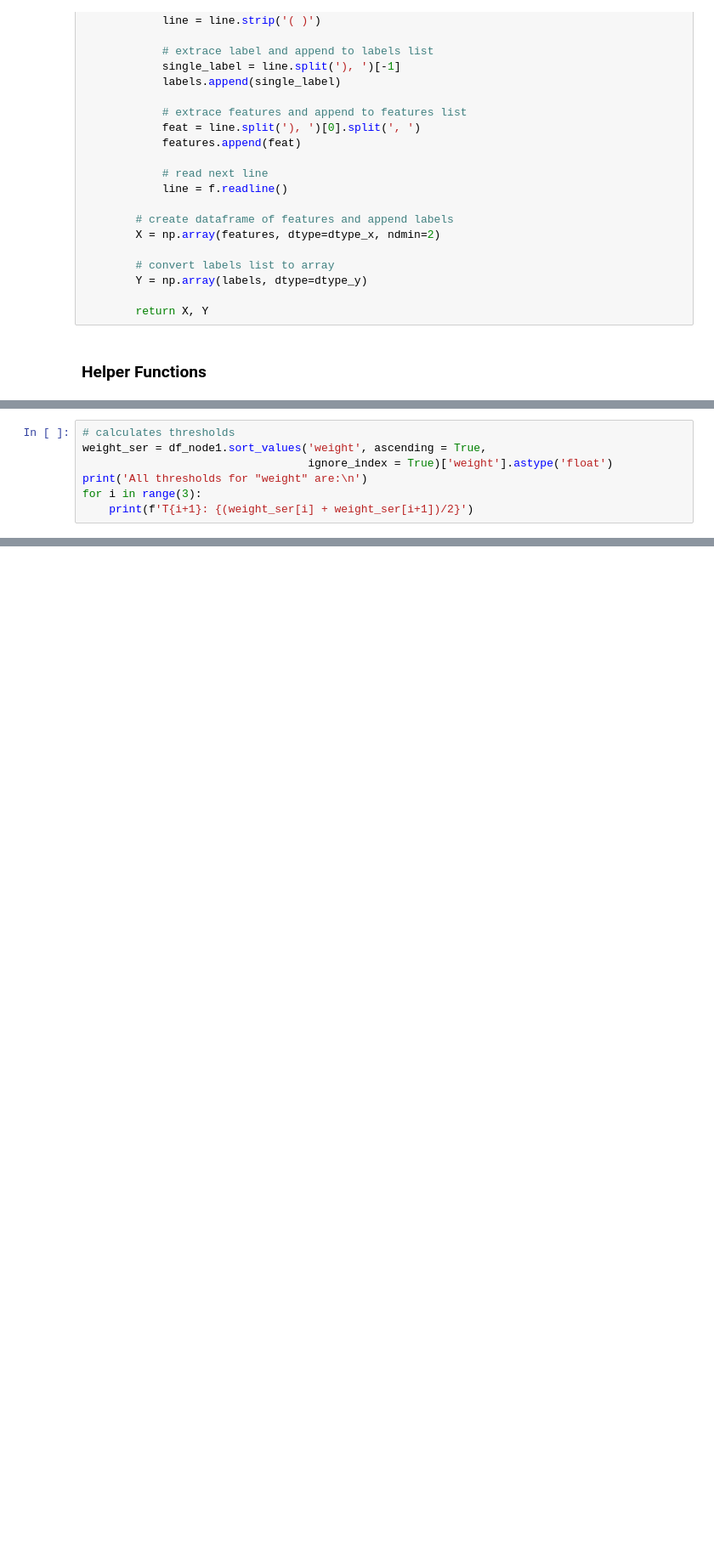
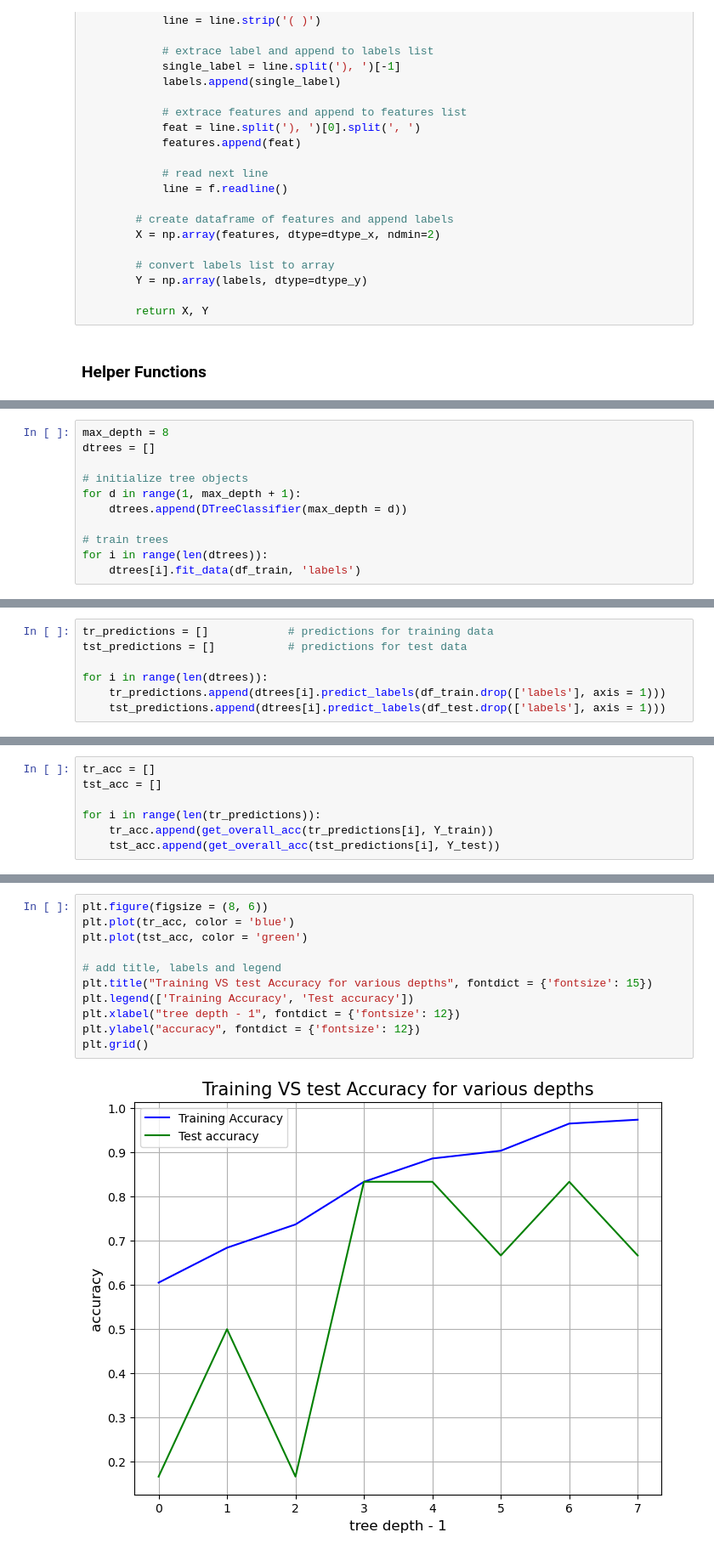
Before and after one commit to Shiska07/Spring_23_Projects, a Jupyter notebook: Machine_Learning/hw2/hw2_dtree.ipynb, the cells around one changed output, grey strips where cells are left out. Shown at 85% size. Saved outputs shown, nothing was run; the diff lists cells and outputs as text; blank space fills up the shorter version.

Commit message:
run final tests and add markdown

```diff
--- a/Machine_Learning/hw2/hw2_dtree.ipynb
+++ b/Machine_Learning/hw2/hw2_dtree.ipynb
@@ -323,7 +446,0 @@ df_node1.sort_values('weight', ascending = True)
-# %%
-# calculates thresholds
-weight_ser = df_node1.sort_values('weight', ascending = True,
-                                  ignore_index = True)['weight'].astype('float')
-print('All thresholds for "weight" are:\n')
-for i in range(3):
-    print(f'T{i+1}: {(weight_ser[i] + weight_ser[i+1])/2}')
@@ -335,0 +449,11 @@ T3: 0.39683466242516496
+# %%
+max_depth = 8
+dtrees = []
+
+# initialize tree objects
+for d in range(1, max_depth + 1):
+    dtrees.append(DTreeClassifier(max_depth = d))
+
+# train trees
+for i in range(len(dtrees)):
+    dtrees[i].fit_data(df_train, 'labels')
@@ -335,0 +462,7 @@ T3: 0.39683466242516496
+# %%
+tr_predictions = []            # predictions for training data
+tst_predictions = []           # predictions for test data
+
+for i in range(len(dtrees)):
+    tr_predictions.append(dtrees[i].predict_labels(df_train.drop(['labels'], axis = 1)))
+    tst_predictions.append(dtrees[i].predict_labels(df_test.drop(['labels'], axis = 1)))
@@ -335,0 +471,7 @@ T3: 0.39683466242516496
+# %%
+tr_acc = []
+tst_acc = []
+
+for i in range(len(tr_predictions)):
+    tr_acc.append(get_overall_acc(tr_predictions[i], Y_train))
+    tst_acc.append(get_overall_acc(tst_predictions[i], Y_test))
@@ -335,0 +497,13 @@ T3: 0.39683466242516496
+# %%
+plt.figure(figsize = (8, 6))
+plt.plot(tr_acc, color = 'blue')
+plt.plot(tst_acc, color = 'green')
+
+# add title, labels and legend
+plt.title("Training VS test Accuracy for various depths", fontdict = {'fontsize': 15})
+plt.legend(['Training Accuracy', 'Test accuracy'])
+plt.xlabel("tree depth - 1", fontdict = {'fontsize': 12})
+plt.ylabel("accuracy", fontdict = {'fontsize': 12})
+plt.grid()
+# %% [output]
+[figure, added]
```
Also changed, not shown: parts of 39 cells of this notebook.
